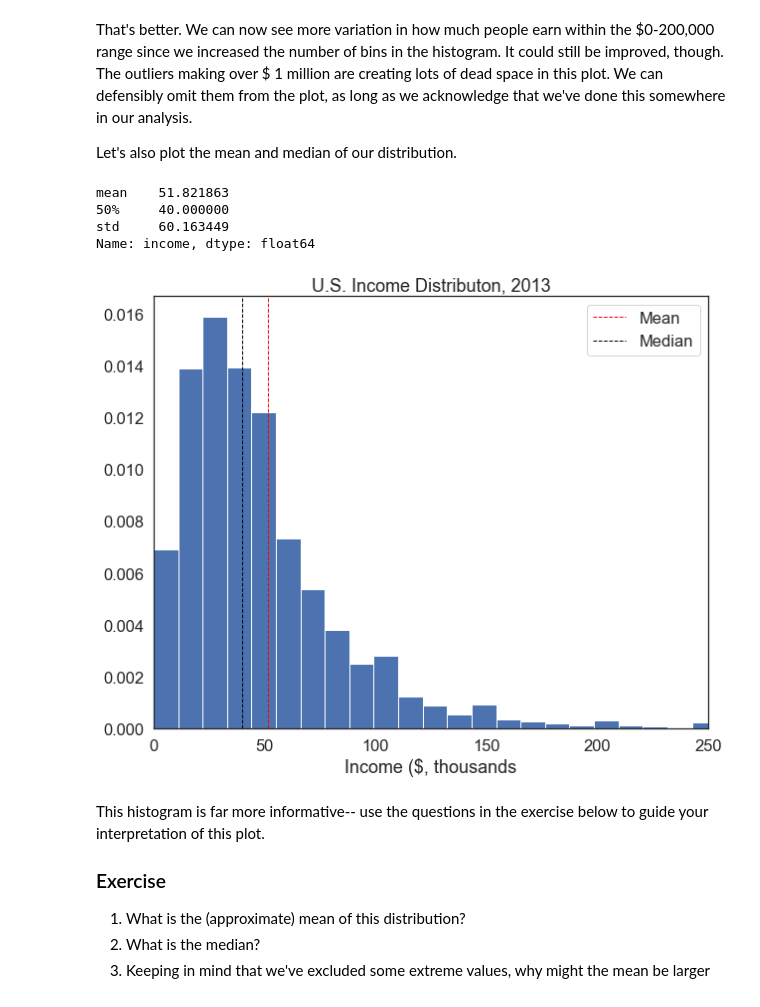
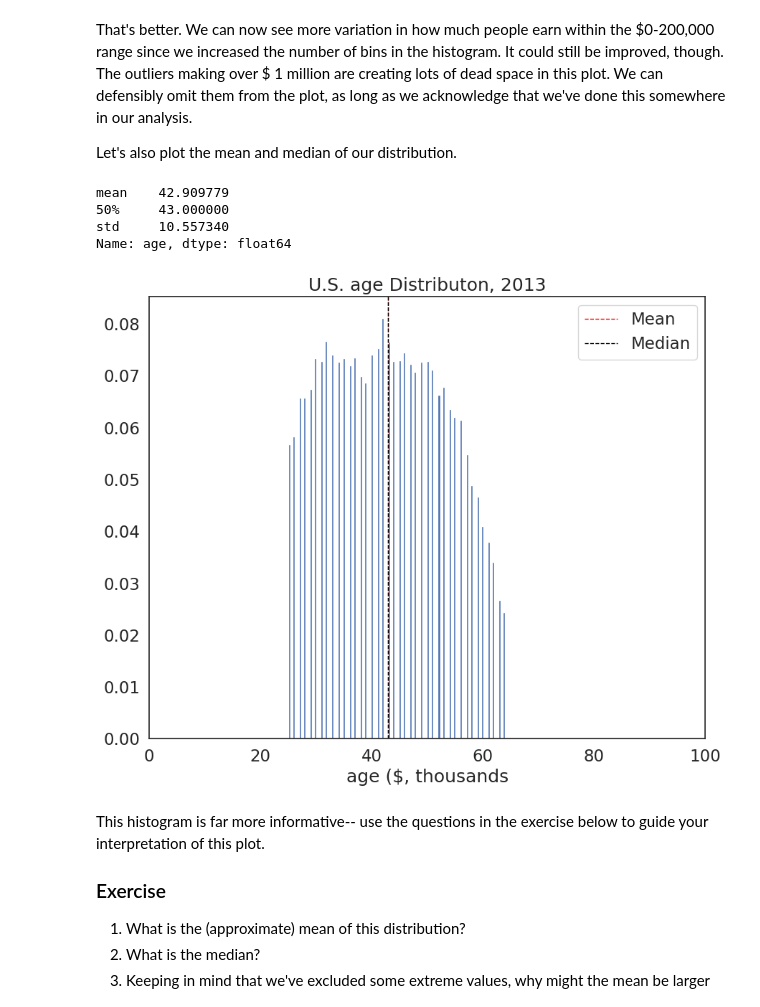
Before and after one commit to yuhengding1206/QM2-2024, a Jupyter notebook: notebooks/W05. Distributions and Basic Statistics.ipynb, the cells around one changed output. Saved outputs shown, nothing was run; the diff lists cells and outputs as text; code cells hidden in the pictures.

```diff
--- a/notebooks/W05. Distributions and Basic Statistics.ipynb
+++ b/notebooks/W05. Distributions and Basic Statistics.ipynb
@@ -215,25 +219,25 @@ That's better. We can now see more variation in how much people earn within the
 
 Let's also plot the mean and median of our distribution.
 # %%
-inc_summary=df['income'].describe() # get summary statistics for the income variable using the describe() method, and store them in a variable called inc_summary
+inc_summary=df['age'].describe() # get summary statistics for the income variable using the describe() method, and store them in a variable called inc_summary
 print(inc_summary[['mean','50%','std']]) # print the mean, median and standard deviation
 
-plt.hist(df['income'], bins=100, edgecolor='white', density=True) # plot the histogram again
+plt.hist(df['age'], bins=100, edgecolor='white', density=True) # plot the histogram again
 plt.axvline(inc_summary['mean'], color='red', linestyle='dashed', linewidth=1,label='Mean') # get the mean from the inc_summary variable and plot a vertical line in red at that point
 plt.axvline(inc_summary['50%'], color='black', linestyle='dashed', linewidth=1, label='Median') # do the same for the median, but plot it in black
 
 plt.legend()
-plt.xlabel('Income ($, thousands')
-plt.title("U.S. Income Distributon, 2013")
-plt.xlim(0,250) # set the x-axis limits to 0 to 250-- this will get rid of the outliers on the right side of the plot
+plt.xlabel('age ($, thousands')
+plt.title("U.S. age Distributon, 2013")
+plt.xlim(0,100) # set the x-axis limits to 0 to 250-- this will get rid of the outliers on the right side of the plot
 
 plt.show()
 # %% [output]
-mean    51.821863
-50%     40.000000
-std     60.163449
-Name: income, dtype: float64
+mean    42.909779
+50%     43.000000
+std     10.557340
+Name: age, dtype: float64
-[figure, old version]
+[figure, new version]
 # %% [markdown]
 This histogram is far more informative-- use the questions in the exercise below to guide your interpretation of this plot.
 
```
Also changed, not shown: parts of 14 cells of this notebook.
